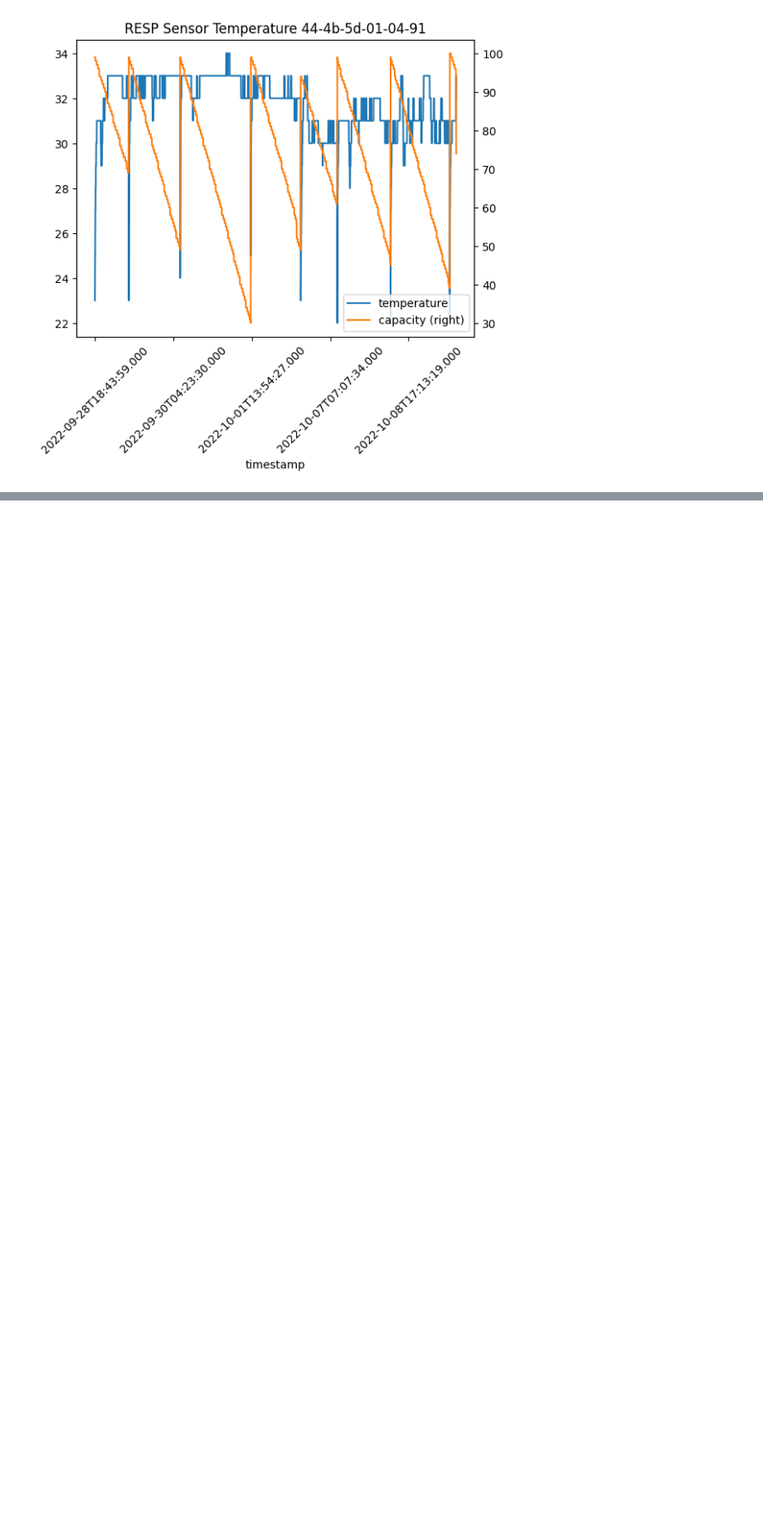
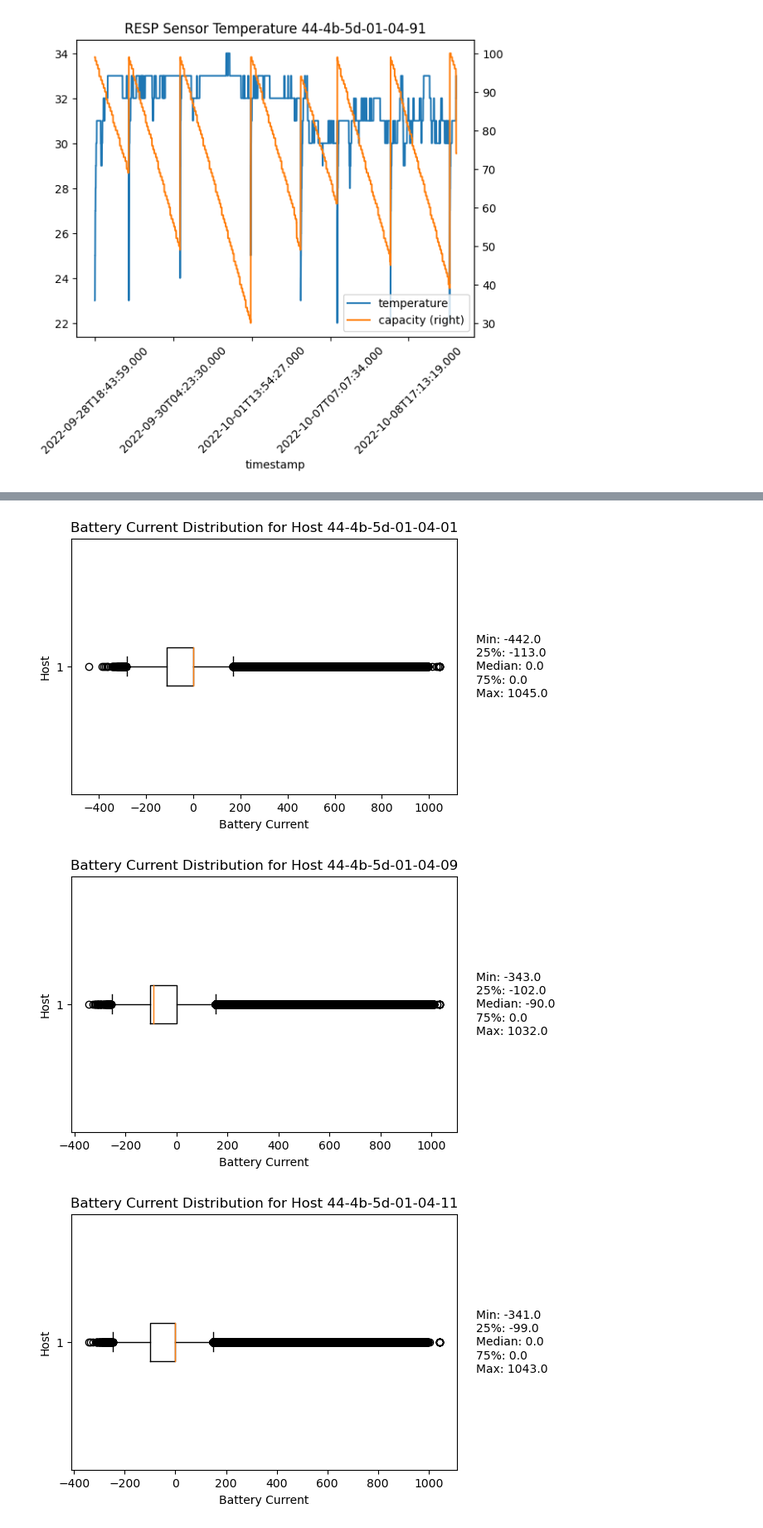
Before and after one commit to Null-Helix/Surge-Protectors, a Jupyter notebook: Plots.ipynb, the cells around one changed output, grey strips where cells are left out. Shown at 83% size. Cells and saved outputs as stored; diff of their text form; code cells hidden in the pictures; blank space fills up the shorter version.

Commit message:
Added some graphs for current

```diff
--- a/Plots.ipynb
+++ b/Plots.ipynb
@@ -67,0 +92,19 @@ RESP.plot(x='timestamp', y=['temperature', 'capacity'], rot=45, title='RESP Sens
+# %%
+databy_hostname = data.groupby('hostName')
+
+for host, group_df in databy_hostname:
+    plt.figure(figsize=(6, 4))
+    plt.boxplot(group_df['current'], vert=False)
+    plt.title(f'Battery Current Distribution for Host {host}')
+    plt.xlabel('Battery Current')
+    plt.ylabel('Host')
+
+    summary = group_df['current'].describe()
+    summary_text = f"Min: {summary['min']}\n25%: {summary['25%']}\nMedian: {summary['50%']}\n75%: {summary['75%']}\nMax: {summary['max']}"
+    plt.text(1.05, 0.5, summary_text, transform=plt.gca().transAxes, fontsize=10, verticalalignment='center')
+
+    plt.show()
+# %% [output]
+[figure, added]
+[figure, added]
+[figure, added]
```
Also changed, not shown: parts of 14 cells of this notebook.
